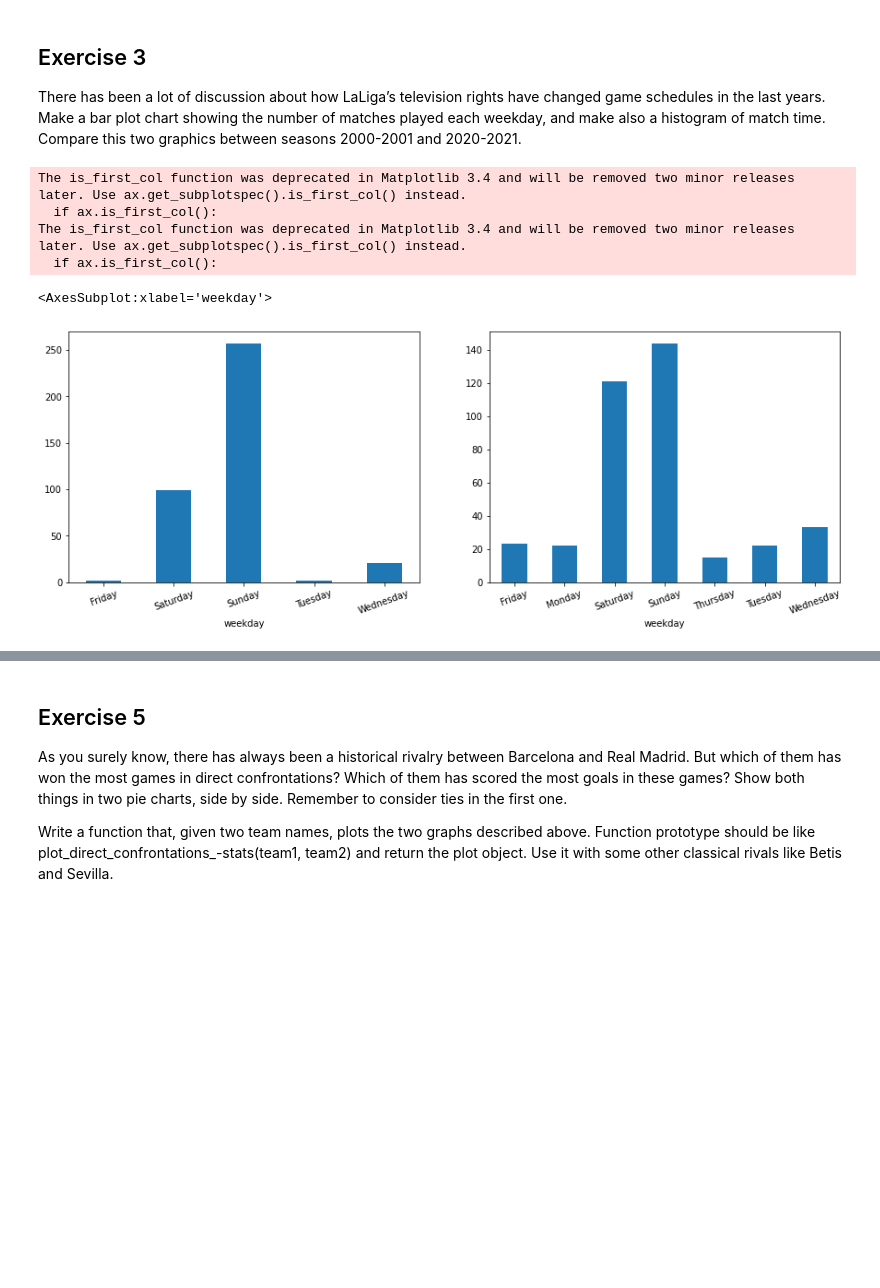
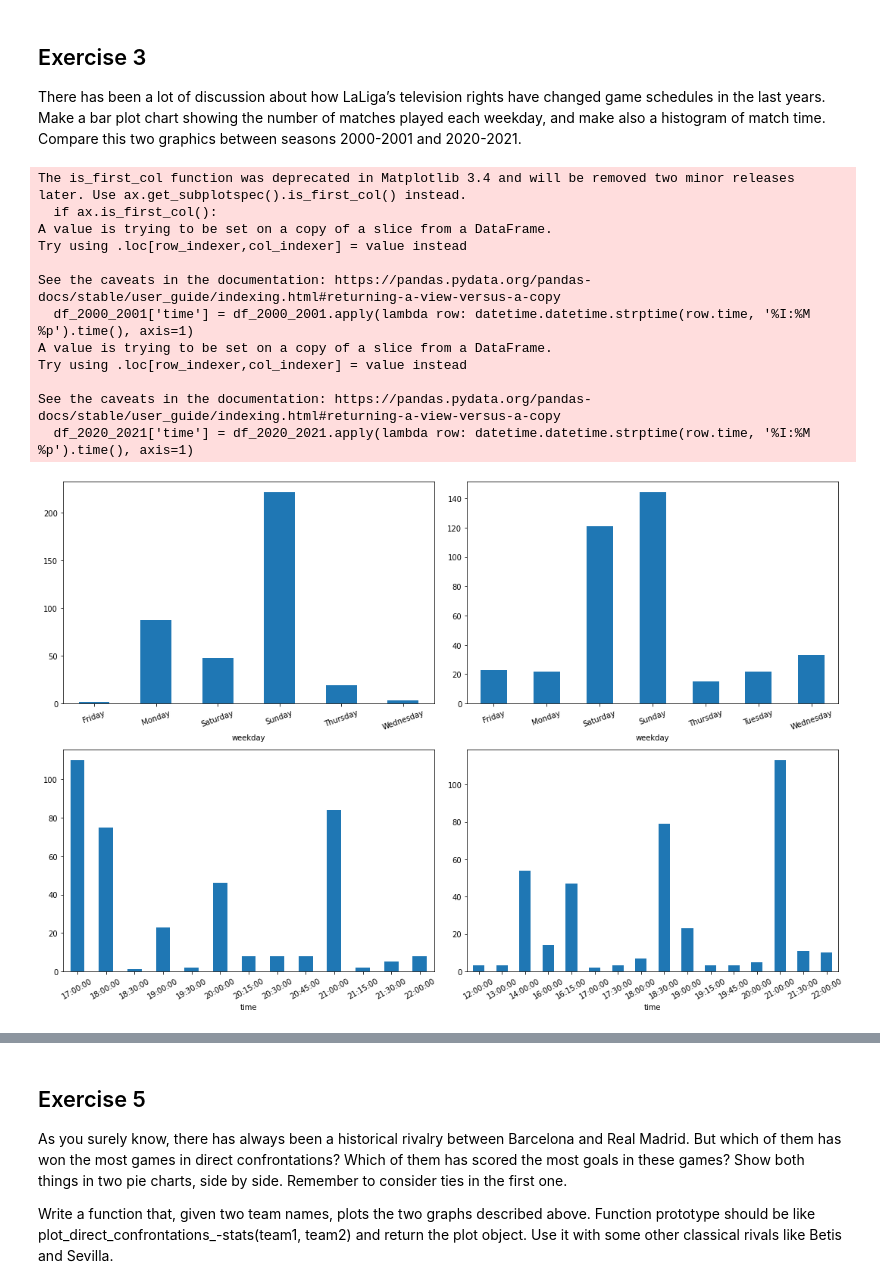
Before and after one commit to IsidreMas/la-quiniela, a Jupyter notebook: analysis/LaLigaDataAnalysis.ipynb, the cells around one changed output, grey strips where cells are left out. Cells and saved outputs as stored; diff of their text form; code cells hidden in the pictures; blank space fills up the shorter version.

```diff
--- a/analysis/LaLigaDataAnalysis.ipynb
+++ b/analysis/LaLigaDataAnalysis.ipynb
@@ -89,26 +89,40 @@ There has been a lot of discussion about how LaLiga’s television rights have c
 # %%
 import datetime
 import calendar
 
 def get_weekday(date, season):
     date = date.split("/")
-    if(int(season.split("-")[0])>=2000):
+    if(int(season.split("-")[0])>=2000 | (date[2] == "00")):
         century = 2000
     else:
         century = 1900
     return calendar.day_name[datetime.datetime(int(century) + int(date[2]),int(date[0]),int(date[1])).weekday()]
-
-fig, (ax1, ax2) = plt.subplots(1, 2, figsize=(15, 5))
+df_2000_2001 = df[(df.season == "2000-2001") & (df.division == 1)]
+df_2020_2021 = df[(df.season == "2020-2021") & (df.division == 1)]
+fig, axs = plt.subplots(2, 2, figsize=(15, 10))
 df["weekday"]=df.apply(lambda row: get_weekday(row.date, row.season), axis=1)
-df[(df.season == "2000-2001") & (df.division == 1)].groupby('weekday').size().plot.bar(y='weekday', rot=20, ax=ax1)
-df[(df.season == "2020-2021") & (df.division == 1)].groupby('weekday').size().plot.bar(y='weekday', rot=20, ax=ax2)
+df_2000_2001.groupby('weekday').size().plot.bar(y='weekday', rot=20, ax=axs[0,0])
+df_2020_2021.groupby('weekday').size().plot.bar(y='weekday', rot=20, ax=axs[0,1])
+df_2000_2001['time'] = df_2000_2001.apply(lambda row: datetime.datetime.strptime(row.time, '%I:%M %p').time(), axis=1)
+df_2020_2021['time'] = df_2020_2021.apply(lambda row: datetime.datetime.strptime(row.time, '%I:%M %p').time(), axis=1)
+df_2000_2001.groupby('time').size().plot.bar(y='time', rot=30, ax=axs[1,0])
+df_2020_2021.groupby('time').size().plot.bar(y='time', rot=30, ax=axs[1,1])
+plt.tight_layout()
+# Añadir la season en los gráficos
 # %% [output]
 The is_first_col function was deprecated in Matplotlib 3.4 and will be removed two minor releases later. Use ax.get_subplotspec().is_first_col() instead.
   if ax.is_first_col():
-The is_first_col function was deprecated in Matplotlib 3.4 and will be removed two minor releases later. Use ax.get_subplotspec().is_first_col() instead.
-  if ax.is_first_col():
+A value is trying to be set on a copy of a slice from a DataFrame.
+Try using .loc[row_indexer,col_indexer] = value instead
+
+See the caveats in the documentation: https://pandas.pydata.org/pandas-docs/stable/user_guide/indexing.html#returning-a-view-versus-a-copy
+  df_2000_2001['time'] = df_2000_2001.apply(lambda row: datetime.datetime.strptime(row.time, '%I:%M %p').time(), axis=1)
+A value is trying to be set on a copy of a slice from a DataFrame.
+Try using .loc[row_indexer,col_indexer] = value instead
+
+See the caveats in the documentation: https://pandas.pydata.org/pandas-docs/stable/user_guide/indexing.html#returning-a-view-versus-a-copy
+  df_2020_2021['time'] = df_2020_2021.apply(lambda row: datetime.datetime.strptime(row.time, '%I:%M %p').time(), axis=1)
-<AxesSubplot:xlabel='weekday'>
-[figure, old version]
+[figure, new version]
 # %% [markdown]
 ## Exercise 4
 
```
Also changed, not shown: parts of 4 cells of this notebook.
